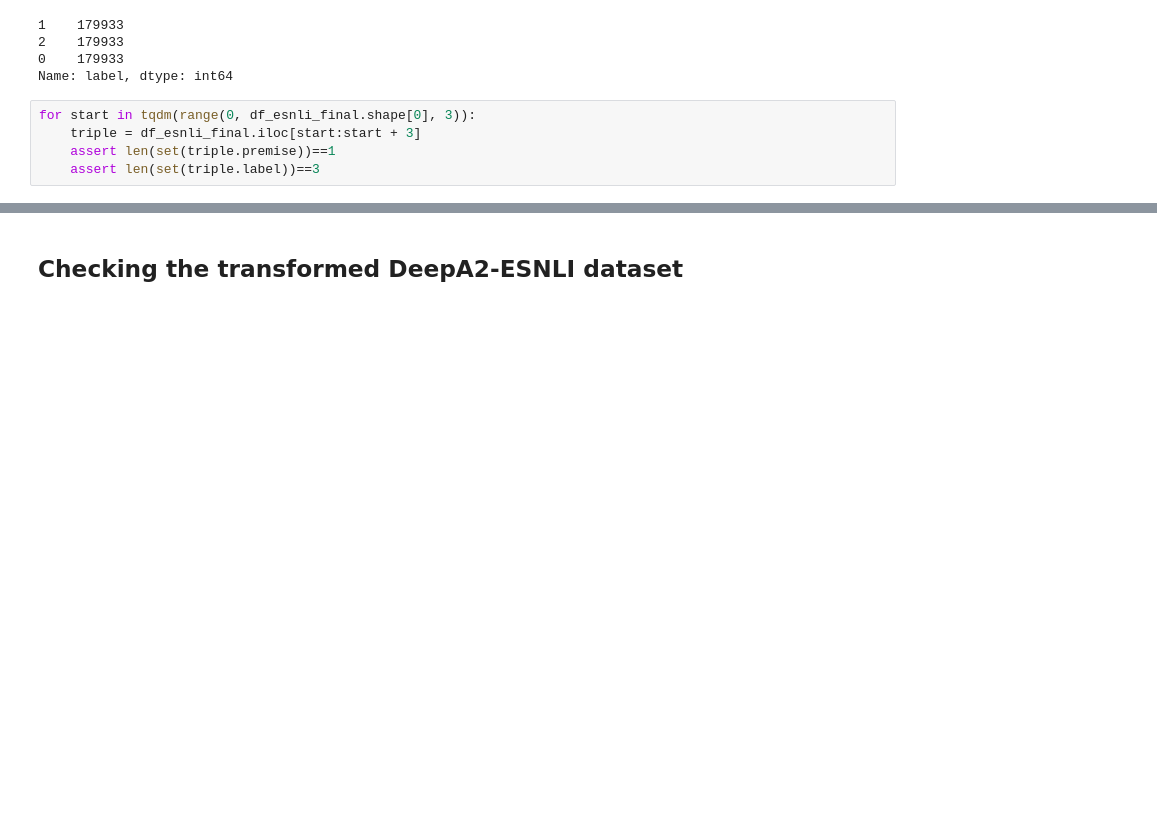
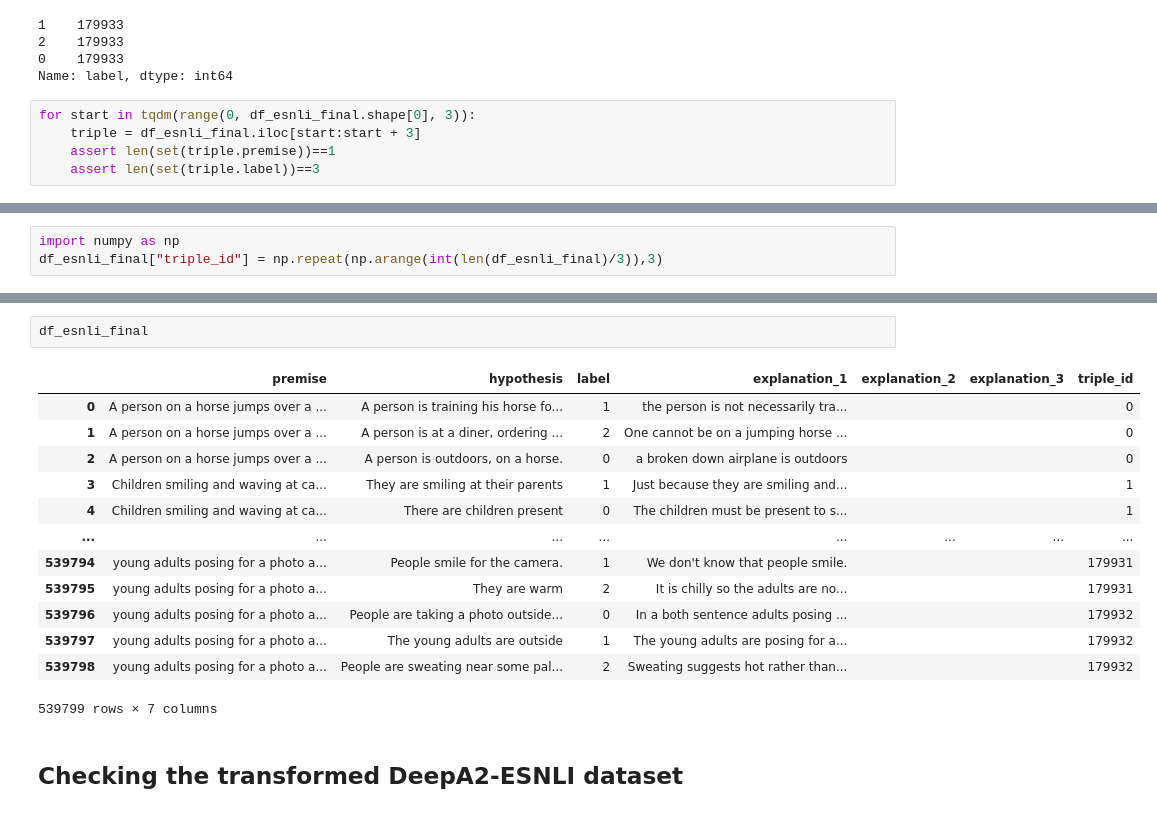
Before and after one commit to debatelab/deepa2, a Jupyter notebook: notebooks/01-inspect_esnli.ipynb, the cells around one changed output, grey strips where cells are left out. Saved outputs shown, nothing was run; the diff lists cells and outputs as text; blank space fills up the shorter version.

```diff
--- a/notebooks/01-inspect_esnli.ipynb
+++ b/notebooks/01-inspect_esnli.ipynb
@@ -311,0 +314,3 @@ for start in tqdm(range(0, df_esnli_final.shape[0], 3)):
+# %%
+import numpy as np
+df_esnli_final["triple_id"] = np.repeat(np.arange(int(len(df_esnli_final)/3)),3)
@@ -312,3 +331,19 @@ for start in tqdm(range(0, df_esnli_final.shape[0], 3)):
+# %%
+df_esnli_final
+# %% [output]
+|  | premise | hypothesis | label | explanation_1 | explanation_2 | explanation_3 | triple_id |
+| 0 | A person on a horse jumps over a ... | A person is training his horse fo... | 1 | the person is not necessarily tra... |  |  | 0 |
+| 1 | A person on a horse jumps over a ... | A person is at a diner, ordering ... | 2 | One cannot be on a jumping horse ... |  |  | 0 |
+| 2 | A person on a horse jumps over a ... | A person is outdoors, on a horse. | 0 | a broken down airplane is outdoors |  |  | 0 |
+| 3 | Children smiling and waving at ca... | They are smiling at their parents | 1 | Just because they are smiling and... |  |  | 1 |
+| 4 | Children smiling and waving at ca... | There are children present | 0 | The children must be present to s... |  |  | 1 |
+| ... | ... | ... | ... | ... | ... | ... | ... |
+| 539794 | young adults posing for a photo a... | People smile for the camera. | 1 | We don't know that people smile. |  |  | 179931 |
+| 539795 | young adults posing for a photo a... | They are warm | 2 | It is chilly so the adults are no... |  |  | 179931 |
+| 539796 | young adults posing for a photo a... | People are taking a photo outside... | 0 | In a both sentence adults posing ... |  |  | 179932 |
+| 539797 | young adults posing for a photo a... | The young adults are outside | 1 | The young adults are posing for a... |  |  | 179932 |
+| 539798 | young adults posing for a photo a... | People are sweating near some pal... | 2 | Sweating suggests hot rather than... |  |  | 179932 |
+539799 rows × 7 columns
 # %% [markdown]
 ## Checking the transformed DeepA2-ESNLI dataset
 # %%
```
Also changed, not shown: parts of 2 cells of this notebook, 4 other files.
